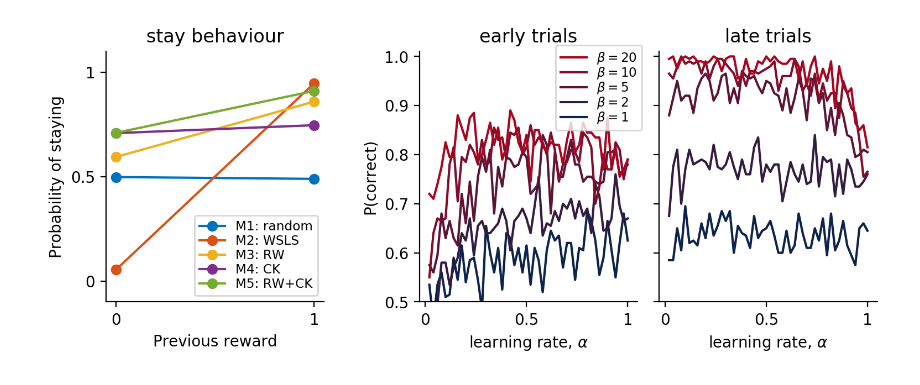
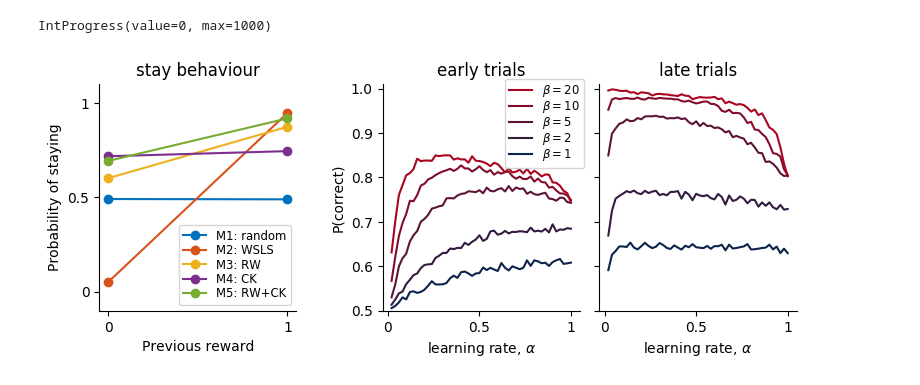
Before and after one commit to mwibrow/TenSimpleRulesModeling, a Jupyter notebook: python/figure2_simluations.ipynb, the cells around one changed output. Cells and saved outputs as stored; diff of their text form; code cells hidden in the pictures.

Commit message:
Update figure2 notebook

```diff
--- a/python/figure2_simluations.ipynb
+++ b/python/figure2_simluations.ipynb
@@ -102,12 +103,17 @@ def plot_WSLS(wsls, ax):
 alphas = np.arange(0.02, 1 + 0.02, 0.02)
 betas = np.array([1, 2, 5, 10, 20])
 
-N = 20
-shape = (len(alphas), len(betas), N, )
+# 1000 simulations takes a long time
+N = 1000
+bar = IntProgress(min=0, max=N)
+display(bar)
+
+shape = (len(alphas), len(betas), N,)
 correct = np.zeros(shape)
 correctEarly = np.zeros(shape)
 correctLate = np.zeros(shape)
 for n in range(N):
+    bar.value = n
     for i in range(len(alphas)):
         for j in range(len(betas)):
             a, r = simulate_M3RescorlaWagner_v1(T, mu, alphas[i], betas[j])
@@ -118,4 +124,6 @@ for n in range(N):
 
 E = np.nanmean(correctEarly, 2)
 L = np.nanmean(correctLate, 2)
+# %% [output]
+IntProgress(value=0, max=1000)
 # %%
@@ -178,35 +188,36 @@ pcorrect_colors = linear_colors(AZblue, AZred, len(betas))
 wsls_prop_cycle = cycler('color', wsls_colors)
 pcorrect_prop_cycle = cycler('color', pcorrect_colors)
 # %%
-plt.rcParams['figure.dpi'] = 200
+# Actually do the plot.
+plt.rcParams['figure.dpi'] = 100
 
 
 fig = plt.figure(figsize=(9, 3))
 gs = gridspec.GridSpec(1, 42)
 
 ax1 = plt.subplot(gs[0, 0:12])
 ax2 = plt.subplot(gs[0, 17:29])
 ax3 = plt.subplot(gs[0, 30:42])
 
 ax1.set_prop_cycle(wsls_prop_cycle)
 plot_WSLS(wsls, ax1)
 ax1.legend(fontsize='small', labelspacing=0.125)
 
 ax2.set_prop_cycle(pcorrect_prop_cycle)
 plot_p_correct_early(ax2, E, betas)
 handles, legend = ax2.get_legend_handles_labels()
 ax2.legend(
     reversed(handles),
     reversed(legend),
     fontsize='small',
     loc='upper right',
     bbox_to_anchor=(1.05,1.05),
     labelspacing=0)
 
 ax3.set_prop_cycle(pcorrect_prop_cycle)
 plot_p_correct_late(ax3, L, betas)
 ax3.set_yticklabels([])
 ax3.set_ylabel('')
 None
 # %% [output]
-[figure, old version]
+[figure, new version]
```
Also changed, not shown: parts of 4 cells of this notebook, 3 other files.
